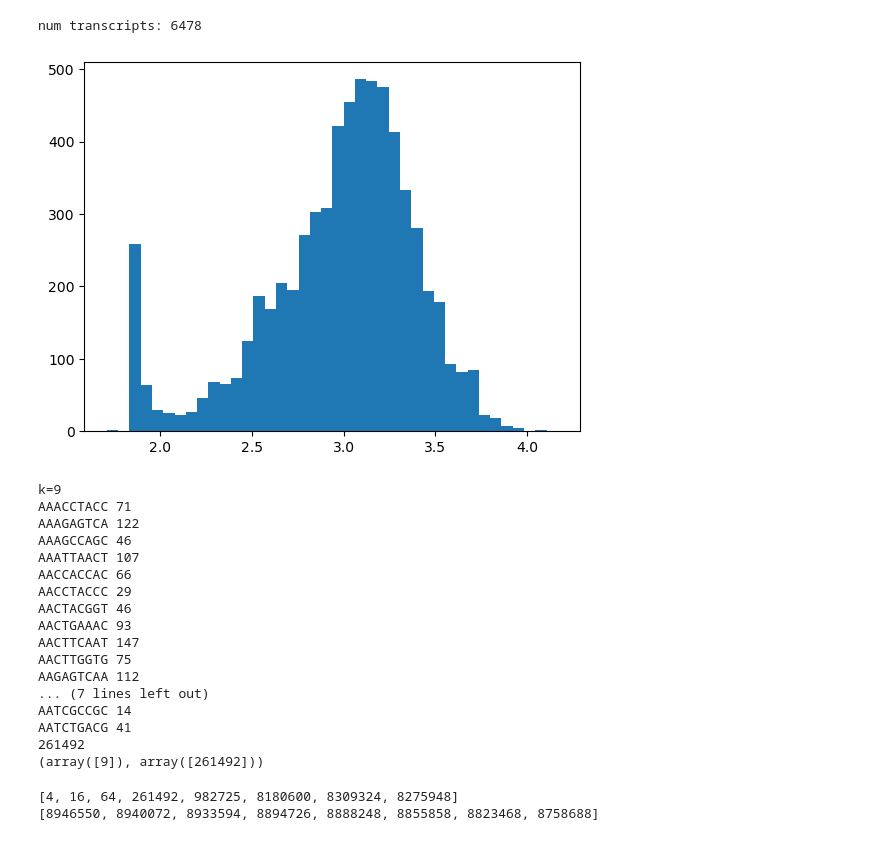
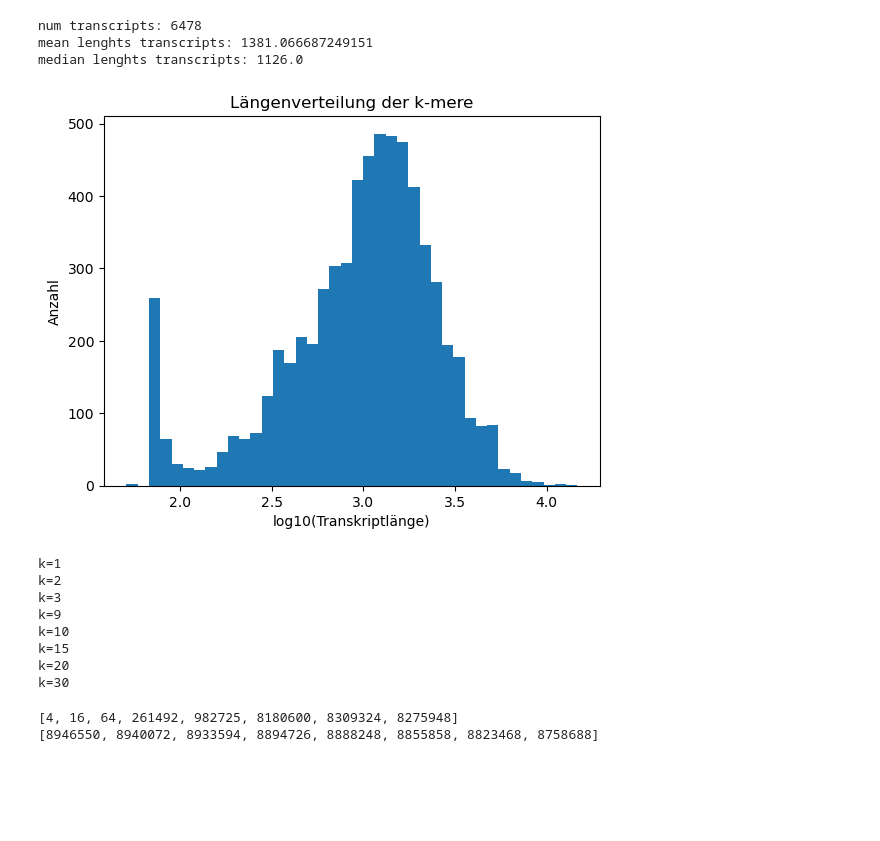
Before and after one commit to chricht1/AlgSeqII, a Jupyter notebook: Serie6/kmerExtraction.ipynb, the cells around one changed output. Drawn from its saved outputs; the diff is of its cells as text; code cells hidden in the pictures; blank space fills up the shorter version.

```diff
--- a/Serie6/kmerExtraction.ipynb
+++ b/Serie6/kmerExtraction.ipynb
@@ -24,20 +24,27 @@ def extractKmers(transcripts, k):
 # %%
 fpath = '../Data/Saccharomyces_RefGenome_R64/NCBI_RefSeq_Assembly/transcripts_gffread.fa'
 
 transcripts = readTranscripts(fpath)
 print(f'num transcripts: {len(transcripts)}')
-lengths_transcr = [np.log10(len(t)) for t in transcripts]
-#print(np.unique(lengths_transcr, return_counts=True))
-plt.hist(lengths_transcr, bins=40)
-#plt.xscale('log')
+lengths_transcr = [len(t) for t in transcripts]
+print(f'mean lenghts transcripts: {np.mean(lengths_transcr)}')
+print(f'median lenghts transcripts: {np.median(lengths_transcr)}')
+log_lengths_transcr = [np.log10(l) for l in lengths_transcr]
+
+plt.hist(log_lengths_transcr, bins=40)
+plt.title('Längenverteilung der k-mere')
+plt.xlabel('log10(Transkriptlänge)')
+plt.ylabel('Anzahl')
 plt.show()
 # %% [output]
 num transcripts: 6478
+mean lenghts transcripts: 1381.066687249151
+median lenghts transcripts: 1126.0
-[figure, old version]
+[figure, new version]
 # %%
 kmer_counts_unique = []
 kmer_counts_nonunique = []
-for k in [9]:#[1, 2, 3, 9, 10, 15, 20, 30]:
+for k in [1, 2, 3, 9, 10, 15, 20, 30]:
     print(f'k={k}')
     kmers = extractKmers(transcripts, k)
 
@@ -46,23 +53,14 @@ for k in [9]:#[1, 2, 3, 9, 10, 15, 20, 30]:
     kmer_counts_unique.append(num_unique_kmers)
     kmer_counts_nonunique.append(num_nonunique_kmers)
 # %% [output]
+k=1
+k=2
+k=3
 k=9
-AAACCTACC 71
-AAAGAGTCA 122
-AAAGCCAGC 46
-AAATTAACT 107
-AACCACCAC 66
-AACCTACCC 29
-AACTACGGT 46
-AACTGAAAC 93
-AACTTCAAT 147
-AACTTGGTG 75
-AAGAGTCAA 112
-... (7 lines left out)
-AATCGCCGC 14
-AATCTGACG 41
-261492
-(array([9]), array([261492]))
+k=10
+k=15
+k=20
+k=30
 # %%
 x = [str(i) for i in [1, 2, 3, 9, 10, 15, 20, 30]]
 print(kmer_counts_unique)
```
Also changed, not shown: parts of 1 cell of this notebook, 2 other files.
